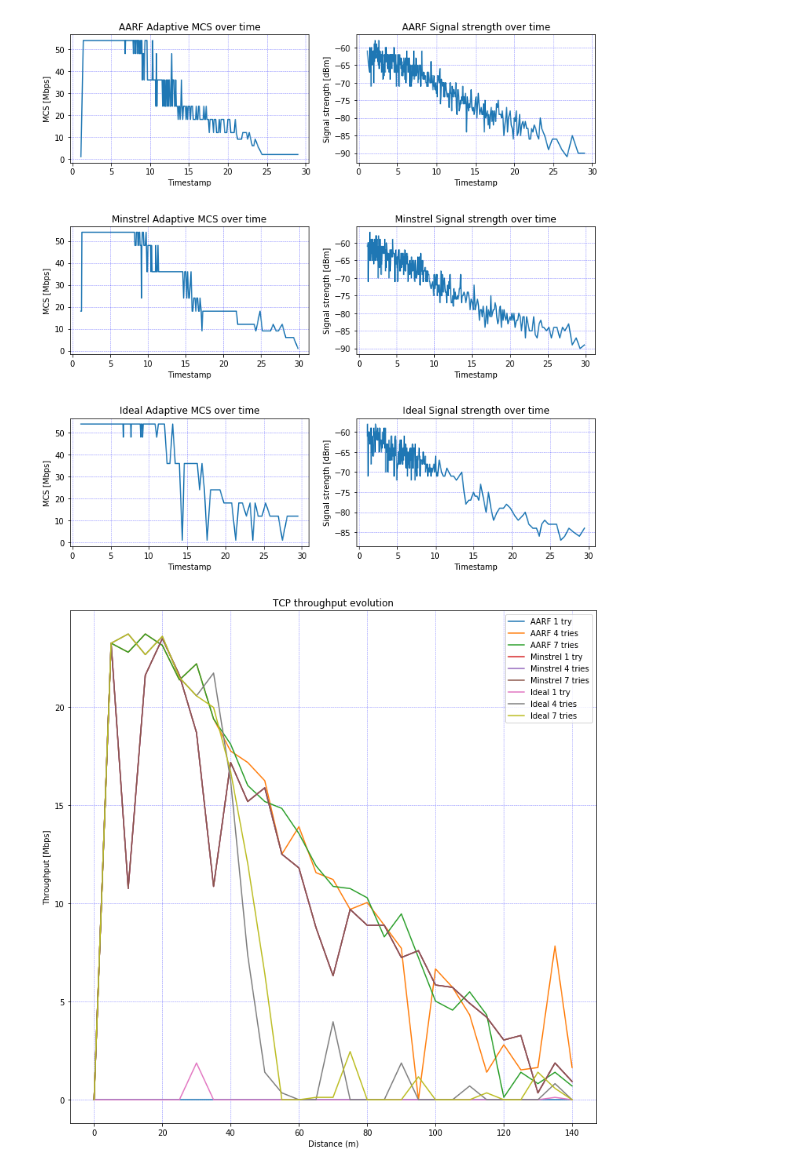
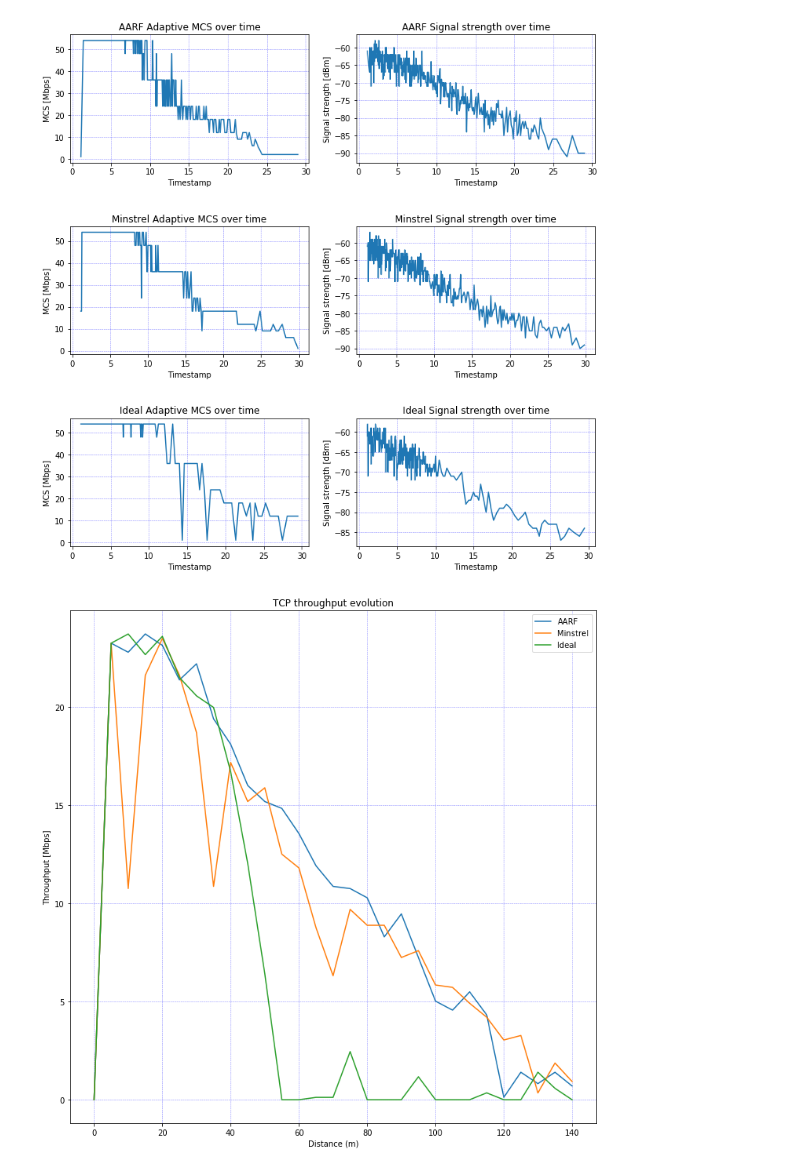
Before and after one commit to isrm-lab/ns3-lab-solutions, a Jupyter notebook: lab6/lab6.ipynb, the cells around one changed output. Cells and saved outputs as stored; diff of their text form; code cells hidden in the pictures.

```diff
--- a/lab6/lab6.ipynb
+++ b/lab6/lab6.ipynb
@@ -19,15 +19,9 @@ DATA_TSHARK_AARF = '/home/student/ns-3-dev/udp_frames_aarf.txt'
 DATA_TSHARK_MINSTREL = '/home/student/ns-3-dev/udp_frames_minstrel.txt'
 DATA_TSHARK_IDEAL = '/home/student/ns-3-dev/udp_frames_ideal.txt'
 
-DATA_TCP_AARF_1_TRIES = '/home/student/ns-3-dev/tcp_Aarf_1.txt'
-DATA_TCP_AARF_4_TRIES = '/home/student/ns-3-dev/tcp_Aarf_4.txt'
-DATA_TCP_AARF_7_TRIES = '/home/student/ns-3-dev/tcp_Aarf_7.txt'
-DATA_TCP_MINSTREL_1_TRIES = '/home/student/ns-3-dev/tcp_Minstrel_1.txt'
-DATA_TCP_MINSTREL_4_TRIES = '/home/student/ns-3-dev/tcp_Minstrel_4.txt'
-DATA_TCP_MINSTREL_7_TRIES = '/home/student/ns-3-dev/tcp_Minstrel_7.txt'
-DATA_TCP_IDEAL_1_TRIES = '/home/student/ns-3-dev/tcp_Ideal_1.txt'
-DATA_TCP_IDEAL_4_TRIES = '/home/student/ns-3-dev/tcp_Ideal_4.txt'
-DATA_TCP_IDEAL_7_TRIES = '/home/student/ns-3-dev/tcp_Ideal_7.txt'
+DATA_TCP_AARF = '/home/student/ns-3-dev/tcp_Aarf.txt'
+DATA_TCP_MINSTREL = '/home/student/ns-3-dev/tcp_Minstrel.txt'
+DATA_TCP_IDEAL = '/home/student/ns-3-dev/tcp_Ideal.txt'
 
 
 columns = ['distance', 'throughput']
@@ -46,15 +40,9 @@ sim_data_tshark_aarf =  np.genfromtxt(DATA_TSHARK_AARF, delimiter='\t', names=ts
 sim_data_tshark_minstrel =  np.genfromtxt(DATA_TSHARK_MINSTREL, delimiter='\t', names=tshark_columns, dtype=None)
 sim_data_tshark_ideal =  np.genfromtxt(DATA_TSHARK_IDEAL, delimiter='\t', names=tshark_columns, dtype=None)
 
-sim_data_tcp_aarf_1 = np.genfromtxt(DATA_TCP_AARF_1_TRIES, delimiter=' ', names=columns, dtype=None)
-sim_data_tcp_aarf_4 = np.genfromtxt(DATA_TCP_AARF_4_TRIES, delimiter=' ', names=columns, dtype=None)
-sim_data_tcp_aarf_7 = np.genfromtxt(DATA_TCP_AARF_7_TRIES, delimiter=' ', names=columns, dtype=None)
-sim_data_tcp_minstrel_1 = np.genfromtxt(DATA_TCP_MINSTREL_1_TRIES, delimiter=' ', names=columns, dtype=None)
-sim_data_tcp_minstrel_4 = np.genfromtxt(DATA_TCP_MINSTREL_4_TRIES, delimiter=' ', names=columns, dtype=None)
-sim_data_tcp_minstrel_7 = np.genfromtxt(DATA_TCP_MINSTREL_7_TRIES, delimiter=' ', names=columns, dtype=None)
-sim_data_tcp_ideal_1 = np.genfromtxt(DATA_TCP_IDEAL_1_TRIES, delimiter=' ', names=columns, dtype=None)
-sim_data_tcp_ideal_4 = np.genfromtxt(DATA_TCP_IDEAL_4_TRIES, delimiter=' ', names=columns, dtype=None)
-sim_data_tcp_ideal_7 = np.genfromtxt(DATA_TCP_IDEAL_7_TRIES, delimiter=' ', names=columns, dtype=None)
+sim_data_tcp_aarf = np.genfromtxt(DATA_TCP_AARF, delimiter=' ', names=columns, dtype=None)
+sim_data_tcp_minstrel = np.genfromtxt(DATA_TCP_MINSTREL, delimiter=' ', names=columns, dtype=None)
+sim_data_tcp_ideal = np.genfromtxt(DATA_TCP_IDEAL, delimiter=' ', names=columns, dtype=None)
 
 
 def plot_throughput_distance_fixed_mcs(
@@ -149,51 +137,37 @@ def plot_tshark_adaptive_mcs_and_signal_strength(sim_data_tshark_aarf, sim_data_
     plt.show()
 
 
-def plot_tcp_adaptive_mcs_throughput(
-    sim_data_tcp_aarf_1, sim_data_tcp_aarf_4, sim_data_tcp_aarf_7,
-    sim_data_tcp_minstrel_1, sim_data_tcp_minstrel_4, sim_data_tcp_minstrel_7,
-    sim_data_tcp_ideal_1, sim_data_tcp_ideal_4, sim_data_tcp_ideal_7
-):
+def plot_tcp_adaptive_mcs_throughput(sim_data_tcp_aarf,sim_data_tcp_minstrel,sim_data_tcp_ideal):
     fig, ax = plt.subplots(figsize=(12,12))
 
     ax.grid(color='b', alpha=0.5, linestyle='dashed', linewidth=0.5)
     ax.set_xlabel('Distance (m)')
     ax.set_ylabel('Throughput [Mbps]')
     ax.set_title('TCP throughput evolution')
 
-    ax.plot(sim_data_tcp_aarf_1['distance'][::10], sim_data_tcp_aarf_1['throughput'][::10], label='AARF 1 try')
-    ax.plot(sim_data_tcp_aarf_4['distance'][::10], sim_data_tcp_aarf_4['throughput'][::10], label='AARF 4 tries')
-    ax.plot(sim_data_tcp_aarf_7['distance'][::10], sim_data_tcp_aarf_7['throughput'][::10], label='AARF 7 tries')
+    ax.plot(sim_data_tcp_aarf['distance'][::10], sim_data_tcp_aarf['throughput'][::10], label='AARF')
 
-    ax.plot(sim_data_tcp_minstrel_1['distance'][::10], sim_data_tcp_minstrel_1['throughput'][::10], label='Minstrel 1 try')
-    ax.plot(sim_data_tcp_minstrel_4['distance'][::10], sim_data_tcp_minstrel_4['throughput'][::10], label='Minstrel 4 tries')
-    ax.plot(sim_data_tcp_minstrel_7['distance'][::10], sim_data_tcp_minstrel_7['throughput'][::10], label='Minstrel 7 tries')
+    ax.plot(sim_data_tcp_minstrel['distance'][::10], sim_data_tcp_minstrel['throughput'][::10], label='Minstrel')
 
-    ax.plot(sim_data_tcp_ideal_1['distance'][::10], sim_data_tcp_ideal_1['throughput'][::10], label='Ideal 1 try')
-    ax.plot(sim_data_tcp_ideal_4['distance'][::10], sim_data_tcp_ideal_4['throughput'][::10], label='Ideal 4 tries')
-    ax.plot(sim_data_tcp_ideal_7['distance'][::10], sim_data_tcp_ideal_7['throughput'][::10], label='Ideal 7 tries')
+    ax.plot(sim_data_tcp_ideal['distance'][::10], sim_data_tcp_ideal['throughput'][::10], label='Ideal')
 
     ax.legend()
     plt.savefig('tcp_adaptive_mcs_tput.png')
     plt.show()
 
 
 if __name__ == '__main__':
     plot_throughput_distance_fixed_mcs(
         sim_data_erp_6, sim_data_erp_12, sim_data_erp_24, sim_data_erp_54
     )
     plot_throughput_distance_fixed_and_adaptive_mcs(
         sim_data_erp_6, sim_data_erp_12, sim_data_erp_24, sim_data_erp_54,
         sim_data_erp_aarf, sim_data_erp_minstrel, sim_data_erp_ideal
     )
     plot_tshark_adaptive_mcs_and_signal_strength(sim_data_tshark_aarf, sim_data_tshark_minstrel, sim_data_tshark_ideal)
-    plot_tcp_adaptive_mcs_throughput(
-        sim_data_tcp_aarf_1, sim_data_tcp_aarf_4, sim_data_tcp_aarf_7,
-        sim_data_tcp_minstrel_1, sim_data_tcp_minstrel_4, sim_data_tcp_minstrel_7,
-        sim_data_tcp_ideal_1, sim_data_tcp_ideal_4, sim_data_tcp_ideal_7
-    )
+    plot_tcp_adaptive_mcs_throughput(sim_data_tcp_aarf, sim_data_tcp_minstrel, sim_data_tcp_ideal)
 # %% [output]
 [figure]
 [figure]
 [figure]
-[figure, old version]
+[figure, new version]
```
Also changed, not shown: 8 other files.
